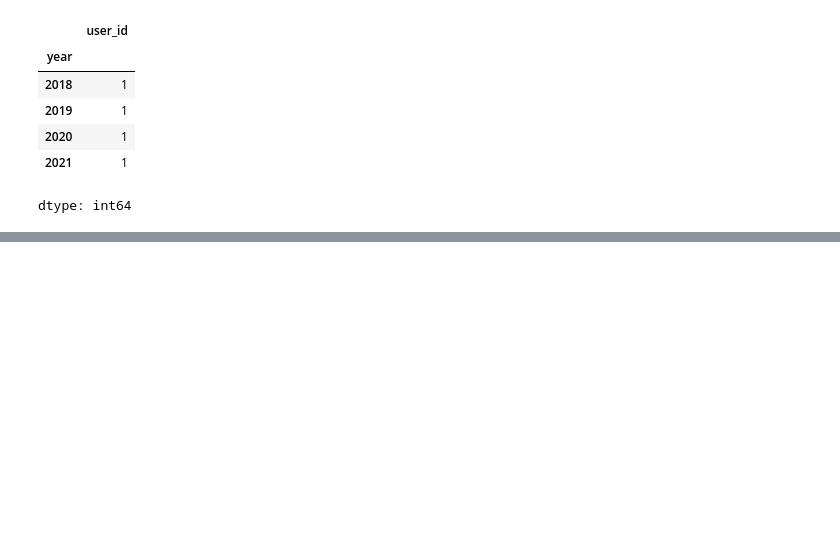
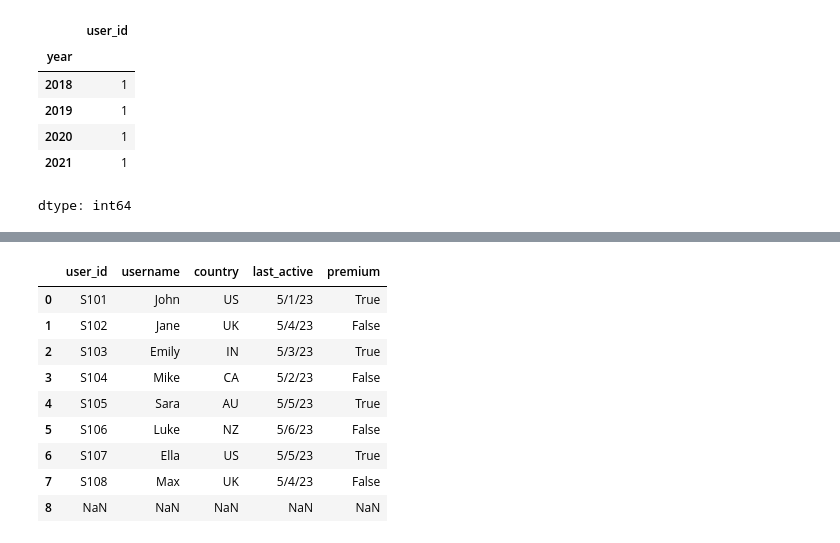
Before and after one commit to nehagovekar/100_DAYS_OF_MACHINE_LEARNING, a Jupyter notebook: Pandas_Practice_On_ProductCompanies.ipynb, the cells around one changed output, grey strips where cells are left out. Saved outputs shown, nothing was run; the diff lists cells and outputs as text; code cells hidden in the pictures; blank space fills up the shorter version.

```diff
--- a/Pandas_Practice_On_ProductCompanies.ipynb
+++ b/Pandas_Practice_On_ProductCompanies.ipynb
@@ -555,0 +712,13 @@ dtype: int64
+# %%
+df_user_activity
+# %% [output]
+|  | user_id | username | country | last_active | premium |
+| 0 | S101 | John | US | 5/1/23 | True |
+| 1 | S102 | Jane | UK | 5/4/23 | False |
+| 2 | S103 | Emily | IN | 5/3/23 | True |
+| 3 | S104 | Mike | CA | 5/2/23 | False |
+| 4 | S105 | Sara | AU | 5/5/23 | True |
+| 5 | S106 | Luke | NZ | 5/6/23 | False |
+| 6 | S107 | Ella | US | 5/5/23 | True |
+| 7 | S108 | Max | UK | 5/4/23 | False |
+| 8 | NaN | NaN | NaN | NaN | NaN |
```
Also changed, not shown: parts of 26 cells of this notebook.
